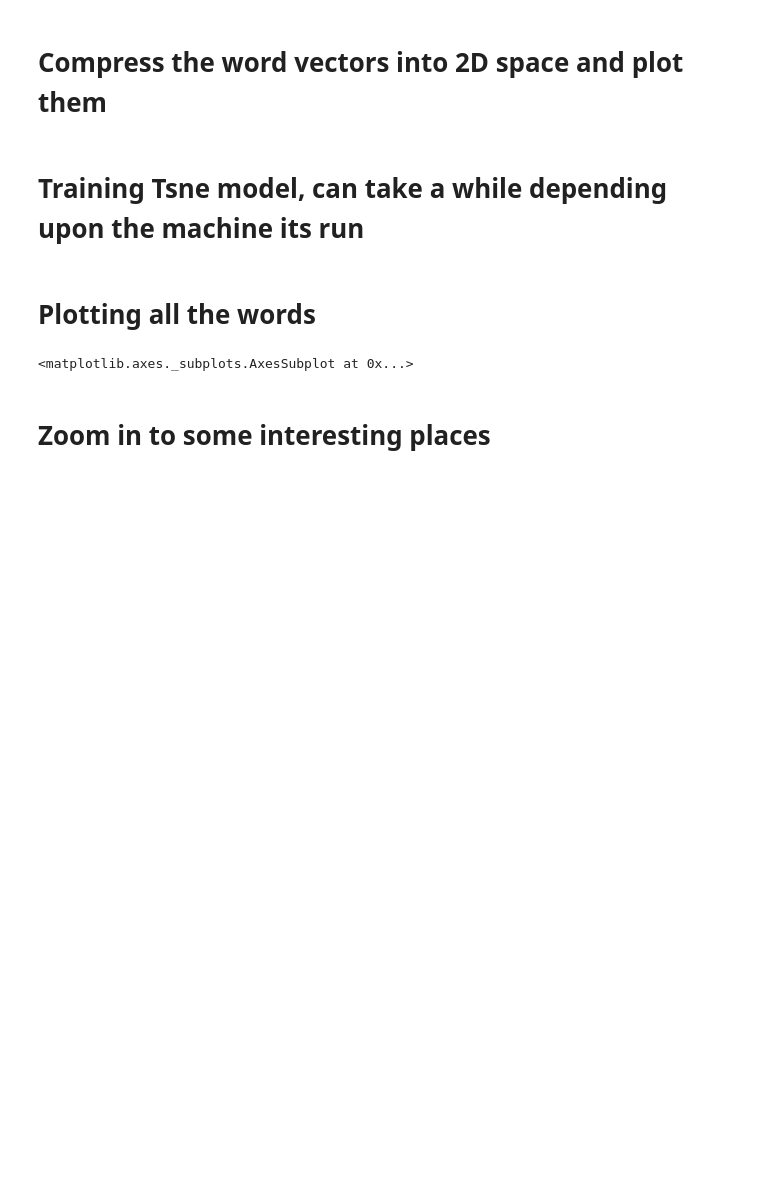
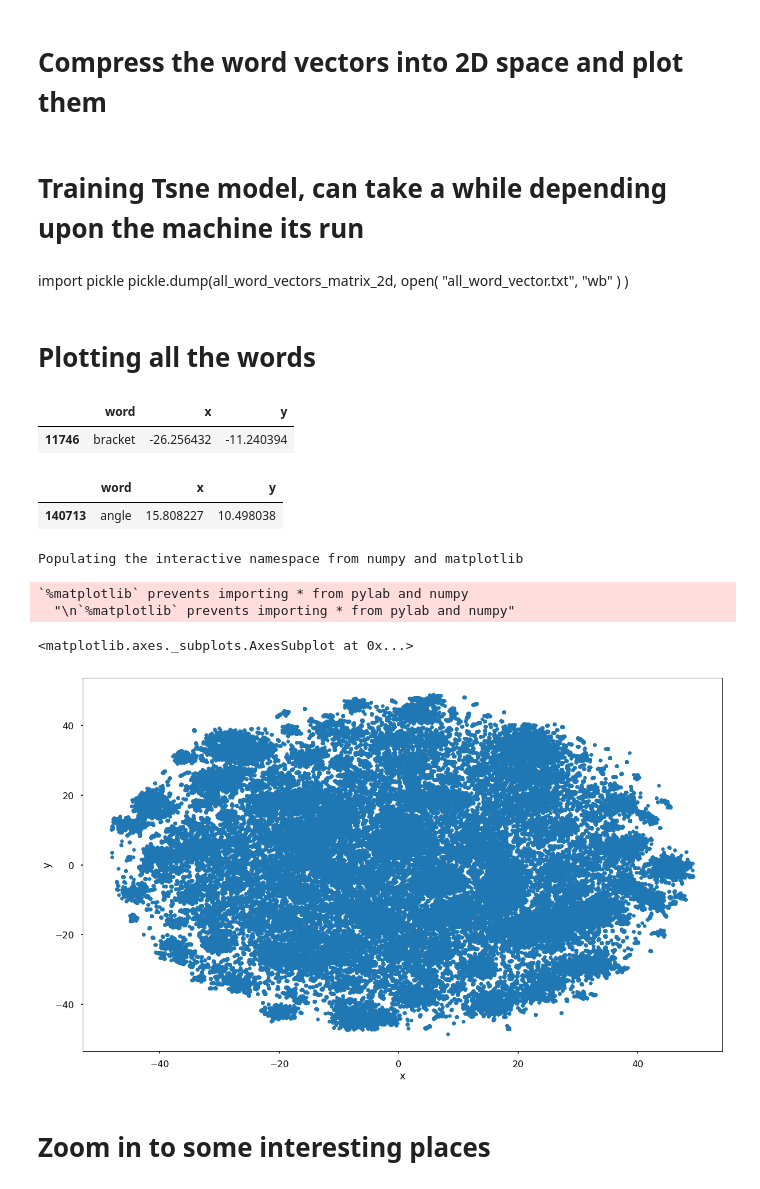
Before and after one commit to imraviagrawal/HomedepoSearch, a Jupyter notebook: Homedeposearch.ipynb, the cells around one changed output. Cells and saved outputs as stored; diff of their text form; code cells hidden in the pictures; blank space fills up the shorter version.

```diff
--- a/Homedeposearch.ipynb
+++ b/Homedeposearch.ipynb
@@ -295,8 +336,8 @@ model.save(model_name)
 # %% [markdown]
 # Loading the W2v model
 # %%
-model = gensim.models.Word2Vec.load("300features_30minwords_20context1")
-print 'Model loaded'
+model = gensim.models.Word2Vec.load("300features_30minwords_20context")
+print ('Model loaded')
 # %% [markdown]
 # Compress the word vectors into 2D space and plot them
 # %%
@@ -308,6 +349,13 @@ all_word_vectors_matrix = thrones2vc.wv.syn0
 # Training Tsne model, can take a while depending upon the machine its run
 # %%
 all_word_vectors_matrix_2d = tsne.fit_transform(all_word_vectors_matrix)
+# %% [markdown]
+import pickle
+pickle.dump(all_word_vectors_matrix_2d, open( "all_word_vector.txt", "wb" ) )
+# %%
+import pickle
+file = open("all_word_vector1.txt",'rb')
+all_word_vectors_matrix_2d = pickle.load(file)
 # %% [markdown]
 # Plotting all the words
 # %%
@@ -315,19 +363,34 @@ points = pd.DataFrame(
     [
         (word, coords[0], coords[1])
         for word, coords in [
-            (word, all_word_vectors_matrix_2d[thrones2vc.wv.vocab[word].index])
-            for word in thrones2vc.wv.vocab
+            (word, all_word_vectors_matrix_2d[model.wv.vocab[word].index])
+            for word in model.wv.vocab
         ]
     ],
     columns=["word", "x", "y"]
 )
+# %%
+points[points["word"] == "bracket"]
+# %% [output]
+|  | word | x | y |
+| 11746 | bracket | -26.256432 | -11.240394 |
+# %%
+points[points["word"] == "angle"]
+# %% [output]
+|  | word | x | y |
+| 140713 | angle | 15.808227 | 10.498038 |
 # %%
+%pylab inline
 import seaborn as sns
 sns.set_context("poster")
 
-points.plot.scatter("x", "y", s=10, figsize=(20, 12))
+points.plot.scatter('x', 'y', s=35, figsize=(20, 12))
 # %% [output]
-<matplotlib.axes._subplots.AxesSubplot at 0x...>
+Populating the interactive namespace from numpy and matplotlib
+`%matplotlib` prevents importing * from pylab and numpy
+  "\n`%matplotlib` prevents importing * from pylab and numpy"
+<matplotlib.axes._subplots.AxesSubplot at 0x...>
+[figure, added]
 # %% [markdown]
 # Zoom in to some interesting places
 # %%
```
Also changed, not shown: parts of 38 cells of this notebook, 2 other files.
